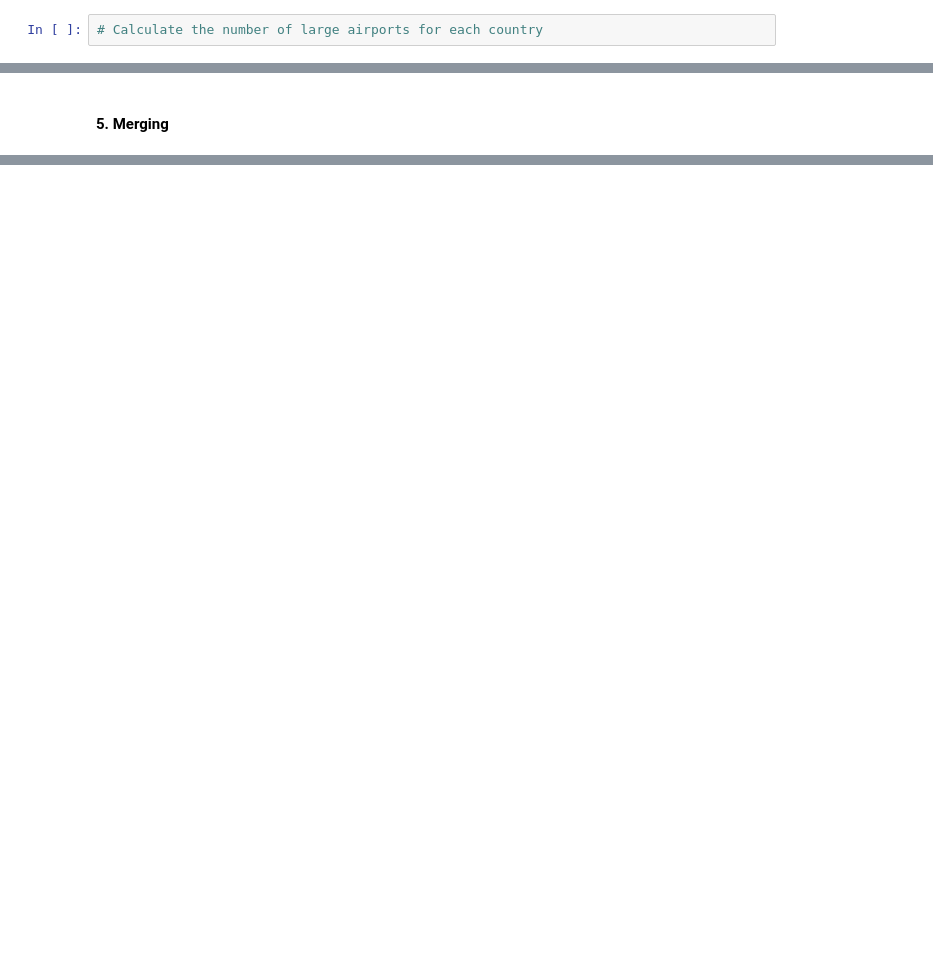
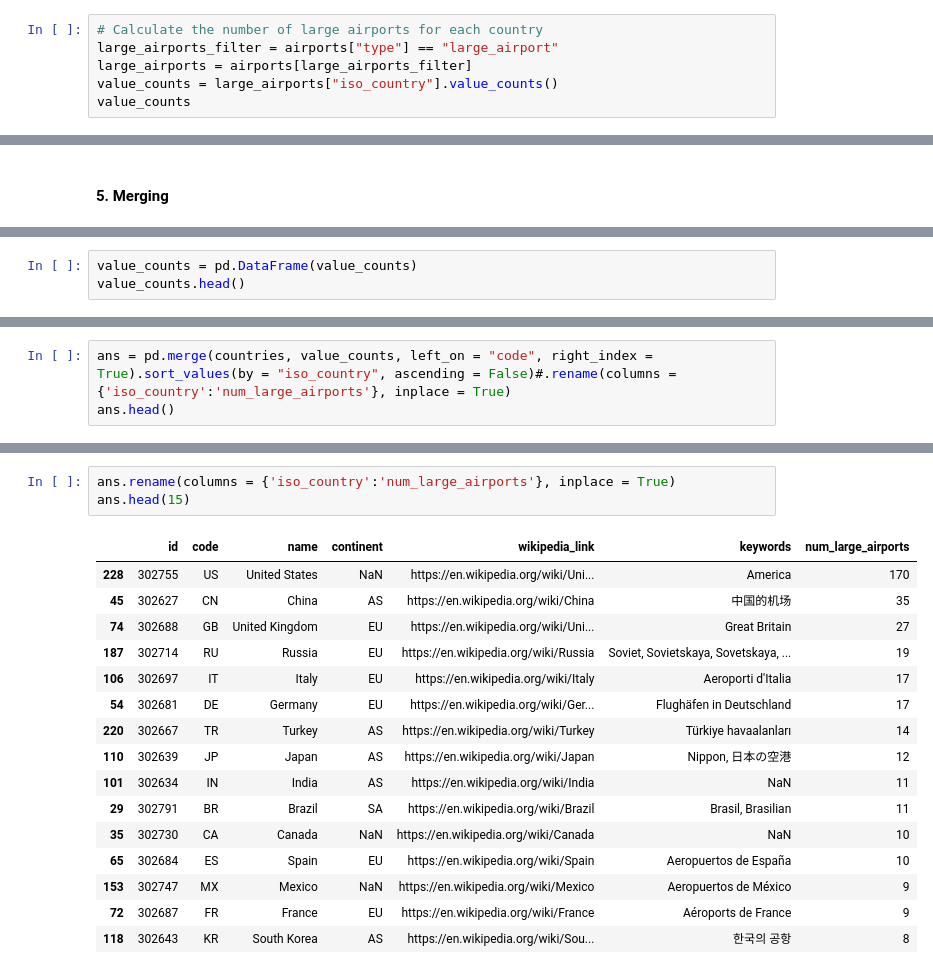
Before and after one commit to esm2000/ds_coursework_python, a Jupyter notebook: cmp_464/week12.ipynb, the cells around one changed output, grey strips where cells are left out. Cells and saved outputs as stored; diff of their text form; blank space fills up the shorter version.

Commit message:
data transformation exercises

```diff
--- a/cmp_464/week12.ipynb
+++ b/cmp_464/week12.ipynb
@@ -458,3 +607,7 @@ Download `airports.csv`, `airport-frequencies.csv`, `countries.csv`, `regions.cs
 #### 4. Grouping
 # %%
 # Calculate the number of large airports for each country
+large_airports_filter = airports["type"] == "large_airport"
+large_airports = airports[large_airports_filter]
+value_counts = large_airports["iso_country"].value_counts()
+value_counts
@@ -466,0 +655,3 @@ Download `airports.csv`, `airport-frequencies.csv`, `countries.csv`, `regions.cs
+# %%
+value_counts = pd.DataFrame(value_counts)
+value_counts.head()
@@ -466,0 +665,3 @@ Download `airports.csv`, `airport-frequencies.csv`, `countries.csv`, `regions.cs
+# %%
+ans = pd.merge(countries, value_counts, left_on = "code", right_index = True).sort_values(by = "iso_country", ascending = False)#.rename(columns = {'iso_country':'num_large_airports'}, inplace = True)
+ans.head()
@@ -467,2 +675,22 @@ Download `airports.csv`, `airport-frequencies.csv`, `countries.csv`, `regions.cs
+# %%
+ans.rename(columns = {'iso_country':'num_large_airports'}, inplace = True)
+ans.head(15)
+# %% [output]
+|  | id | code | name | continent | wikipedia_link | keywords | num_large_airports |
+| 228 | 302755 | US | United States | NaN | https://en.wikipedia.org/wiki/Uni... | America | 170 |
+| 45 | 302627 | CN | China | AS | https://en.wikipedia.org/wiki/China | 中国的机场 | 35 |
+| 74 | 302688 | GB | United Kingdom | EU | https://en.wikipedia.org/wiki/Uni... | Great Britain | 27 |
+| 187 | 302714 | RU | Russia | EU | https://en.wikipedia.org/wiki/Russia | Soviet, Sovietskaya, Sovetskaya, ... | 19 |
+| 106 | 302697 | IT | Italy | EU | https://en.wikipedia.org/wiki/Italy | Aeroporti d'Italia | 17 |
+| 54 | 302681 | DE | Germany | EU | https://en.wikipedia.org/wiki/Ger... | Flughäfen in Deutschland | 17 |
+| 220 | 302667 | TR | Turkey | AS | https://en.wikipedia.org/wiki/Turkey | Türkiye havaalanları | 14 |
+| 110 | 302639 | JP | Japan | AS | https://en.wikipedia.org/wiki/Japan | Nippon, 日本の空港 | 12 |
+| 101 | 302634 | IN | India | AS | https://en.wikipedia.org/wiki/India | NaN | 11 |
+| 29 | 302791 | BR | Brazil | SA | https://en.wikipedia.org/wiki/Brazil | Brasil, Brasilian | 11 |
+| 35 | 302730 | CA | Canada | NaN | https://en.wikipedia.org/wiki/Canada | NaN | 10 |
+| 65 | 302684 | ES | Spain | EU | https://en.wikipedia.org/wiki/Spain | Aeropuertos de España | 10 |
+| 153 | 302747 | MX | Mexico | NaN | https://en.wikipedia.org/wiki/Mexico | Aeropuertos de México | 9 |
+| 72 | 302687 | FR | France | EU | https://en.wikipedia.org/wiki/France | Aéroports de France | 9 |
+| 118 | 302643 | KR | South Korea | AS | https://en.wikipedia.org/wiki/Sou... | 한국의 공항 | 8 |
 # %%
 # Append full country name and region name to airports.
```
Also changed, not shown: parts of 19 cells of this notebook.
